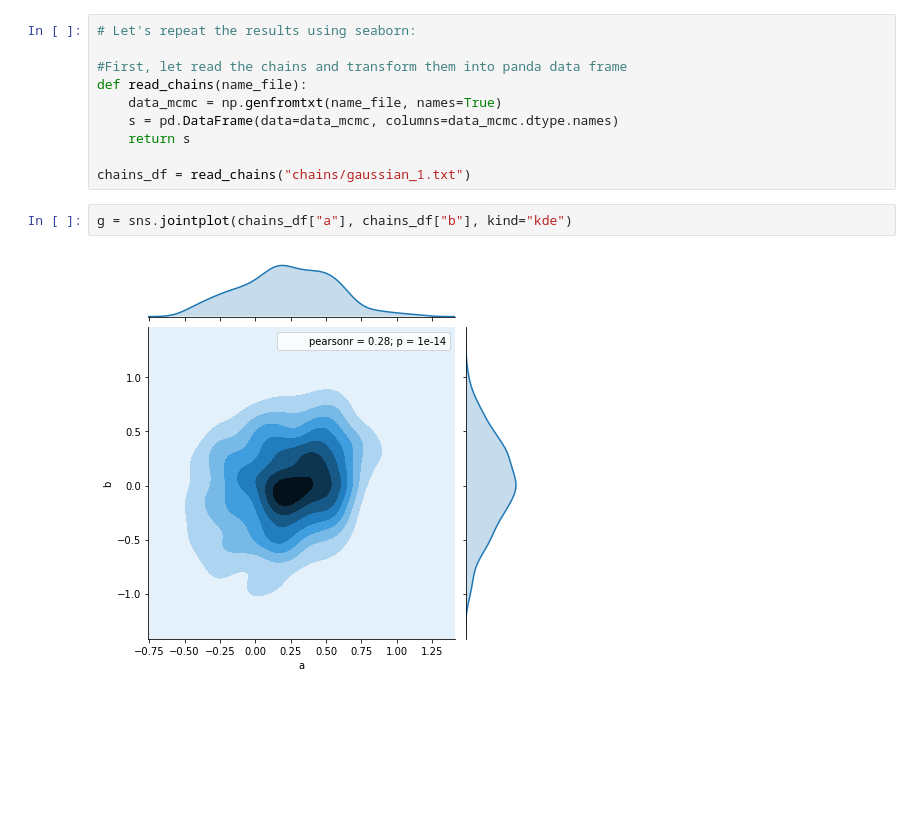
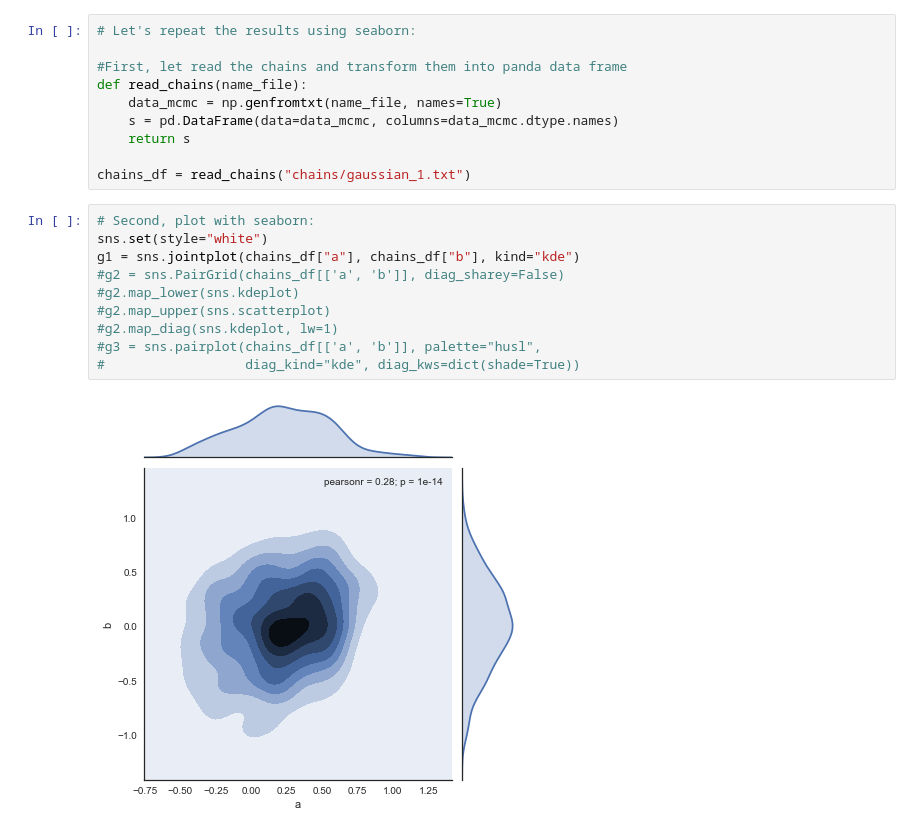
Before and after one commit to gcanasherrera/R-cobaya, a Jupyter notebook: New_GetDist.ipynb, the cells around one changed output. Saved outputs shown, nothing was run; the diff lists cells and outputs as text; blank space fills up the shorter version.

```diff
--- a/New_GetDist.ipynb
+++ b/New_GetDist.ipynb
@@ -83,7 +83,15 @@ def read_chains(name_file):
     return s
 
 chains_df = read_chains("chains/gaussian_1.txt")
-# %%
-g = sns.jointplot(chains_df["a"], chains_df["b"], kind="kde")
-# %% [output]
-[figure, removed]
+# %%
+# Second, plot with seaborn:
+sns.set(style="white")
+g1 = sns.jointplot(chains_df["a"], chains_df["b"], kind="kde")
+#g2 = sns.PairGrid(chains_df[['a', 'b']], diag_sharey=False)
+#g2.map_lower(sns.kdeplot)
+#g2.map_upper(sns.scatterplot)
+#g2.map_diag(sns.kdeplot, lw=1)
+#g3 = sns.pairplot(chains_df[['a', 'b']], palette="husl",
+#                  diag_kind="kde", diag_kws=dict(shade=True))
+# %% [output]
+[figure, added]
```
Also changed, not shown: parts of 3 cells of this notebook.
